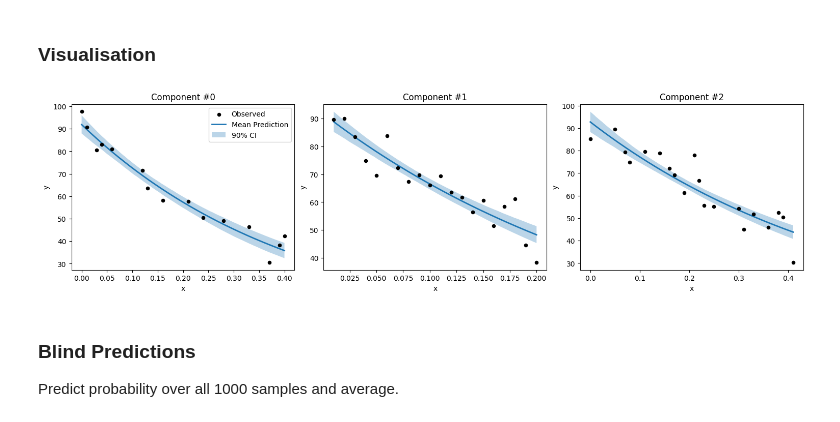
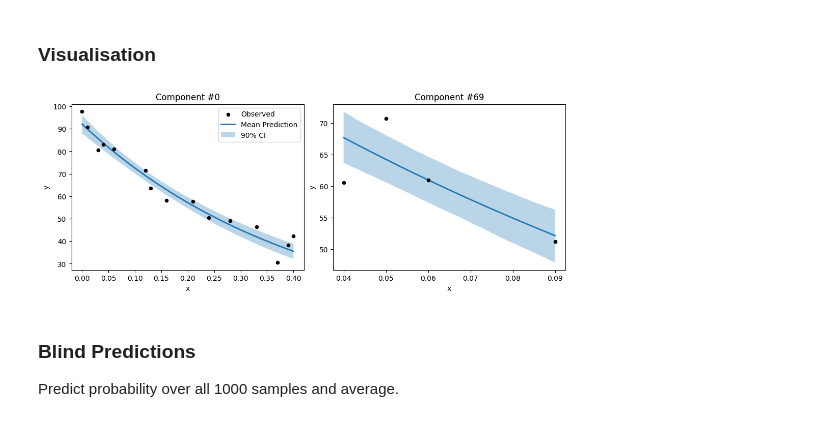
Before and after one commit to jevetts1/bml-coursework-1, a Jupyter notebook: Part B/enhanced_model.ipynb, the cells around one changed output. Saved outputs shown, nothing was run; the diff lists cells and outputs as text; code cells hidden in the pictures.

```diff
--- a/Part B/enhanced_model.ipynb
+++ b/Part B/enhanced_model.ipynb
@@ -78,7 +59,8 @@ def model(t, y, m, mask):
     # Generate u_i and v_i for all CX components
     with npr.plate("cx-component", t.shape[0]):
         u = npr.sample("u", dist.Normal(90, 10))
-        v = npr.sample("v", dist.Normal(5, 5))
+        # Reduce mean and variance for v's hyperprior: spec says it is expected to be lower due to inclusion of w weights
+        v = npr.sample("v", dist.Normal(3, 1))
 
     # Generate a weight for each M component
     with npr.plate("m", m.shape[0]):
@@ -131,70 +113,115 @@ import matplotlib.pyplot as plt
 import numpy as np
 import jax.numpy as jnp
 
-def plot_component_fits(mcmc, x_data, y_data, mask, M, num_plots=6):
+def plot_component_fits(mcmc, x_data, y_data, mask, M, plot_indices=None):
     """
-    Plots observed data vs inferred decay curves with 90% CI,
-    using the full model with M and w weights.
+    Plots observed data vs inferred decay curves with 90% CI for specific components.
+
+    Args:
+        mcmc: The fitted NumPyro MCMC object.
+        x_data: The padded x input array.
+        y_data: The padded y observed array.
+        mask: The boolean mask array.
+        M: The covariate matrix.
+        plot_indices: A list or array of integer indices specifying which components to plot.
+                      (e.g., [0, 5, 12]). If None, plots the first 6.
     """
+    # 0. Handle Indices
+    if plot_indices is None:
+        plot_indices = np.arange(min(6, x_data.shape[0]))
+    else:
+        plot_indices = np.array(plot_indices)
+
+    num_plots = len(plot_indices)
+
+    # 1. Get posterior samples
     samples = mcmc.get_samples()
     u = samples['u']        # (num_samples, N)
     v = samples['v']        # (num_samples, N)
-    w = samples['w']        # (num_samples, K)  K = features in M
+    w = samples['w']        # (num_samples, K)
 
-    # Compute full m_sum for each sample and component: -(v_i + w·M_i)
-    # w: (num_samples, K), M: (N, K) → (num_samples, N)
-    m_effect = np.dot(w, M)         # (num_samples, N)
-    m_sum = -(v + m_effect)           # (num_samples, N)
+    # 2. Handle M Matrix Shape (Auto-transpose if needed)
+    # w is (Samples, K). We need M to be (K, N) to get (Samples, N).
+    # If M is passed as (N, K), we transpose it.
+    n_features = w.shape[-1]
+    if M.shape[0] != n_features and M.shape[-1] == n_features:
+        M = M.T
 
+    # 3. Compute full interaction for all components
+    # w: (S, K) @ M: (K, N) -> m_effect: (S, N)
+    m_effect = jnp.dot(w, M)
+
+    # Calculate decay rate: -(v + m_effect)
+    # (Assuming we are keeping the negative sign logic from the model)
+    m_sum = -(v + m_effect)
+
+    # 4. Setup Plot Grid
     cols = 3
     rows = (num_plots + cols - 1) // cols
+    # Ensure at least 1 row and 1 col even if list is empty
+    rows = max(1, rows)
+
     fig, axes = plt.subplots(rows, cols, figsize=(15, 4 * rows), constrained_layout=True)
+
+    if num_plots == 1:
+        axes = np.array([axes])
     axes = axes.flatten()
 
-    indices_to_plot = np.arange(min(num_plots, x_data.shape[0]))
+    # 5. Loop through specific indices
+    for i, ax_idx in zip(range(num_plots), range(len(axes))):
 
-    for i, ax in zip(indices_to_plot, axes):
+        # Get the real component index from the user's list
+        comp_idx = plot_indices[i]
+        ax = axes[ax_idx]
 
-        valid_idx = mask[i].astype(bool)
-        x_real = x_data[i][valid_idx]
-        y_real = y_data[i][valid_idx]
+        # --- A. Prepare Real Data ---
+        valid_idx = mask[comp_idx].astype(bool)
+        x_real = x_data[comp_idx][valid_idx]
+        y_real = y_data[comp_idx][valid_idx]
 
         sort_order = np.argsort(x_real)
         x_real = x_real[sort_order]
         y_real = y_real[sort_order]
 
-        x_smooth = jnp.linspace(x_real.min(), x_real.max(), 200)
+        # --- B. Generate Prediction ---
+        # Smooth X axis for the line
+        if len(x_real) > 0:
+            x_smooth = jnp.linspace(x_real.min(), x_real.max(), 200)
+        else:
+            x_smooth = jnp.linspace(0, 10, 200)
 
-        # Extract posterior samples for this component
-        u_i = u[:, i]                # (samples,)
-        m_i = m_sum[:, i]            # (samples,)
+        # Extract posterior samples for this specific component
+        u_i = u[:, comp_idx]      # (samples,)
+        m_i = m_sum[:, comp_idx]  # (samples,)
 
-        # Compute predictions: u_i * exp(m_i * x)
+        # Compute predictions: u * exp(rate * x)
         predictions = u_i[:, None] * jnp.exp(m_i[:, None] * x_smooth)
 
         mean_pred = jnp.mean(predictions, axis=0)
         hpdi_low = jnp.percentile(predictions, 5, axis=0)
         hpdi_high = jnp.percentile(predictions, 95, axis=0)
 
+        # --- C. Plot ---
         ax.scatter(x_real, y_real, color='black', s=20, label='Observed', zorder=3)
         ax.plot(x_smooth, mean_pred, lw=2, label='Mean Prediction')
         ax.fill_between(x_smooth, hpdi_low, hpdi_high, alpha=0.3, label='90% CI')
 
-        ax.set_title(f"Component #{i}")
+        ax.set_title(f"Component #{comp_idx}")
         ax.set_xlabel("x")
         ax.set_ylabel("y")
 
         if i == 0:
             ax.legend()
 
-    for j in range(i + 1, len(axes)):
+    # Hide unused subplots
+    for j in range(num_plots, len(axes)):
         axes[j].axis('off')
 
     plt.show()
 
-plot_component_fits(mcmc, x_padded, y_padded, mask, M=M, num_plots=3)
+plot_component_fits(mcmc, x_padded, y_padded, mask, M=M, plot_indices=[0, 69])
 # %% [output]
-[figure, old version]
+[figure, new version]
 # %% [markdown]
 ### Blind Predictions
 
```
Also changed, not shown: parts of 4 cells of this notebook, 1 other file.
